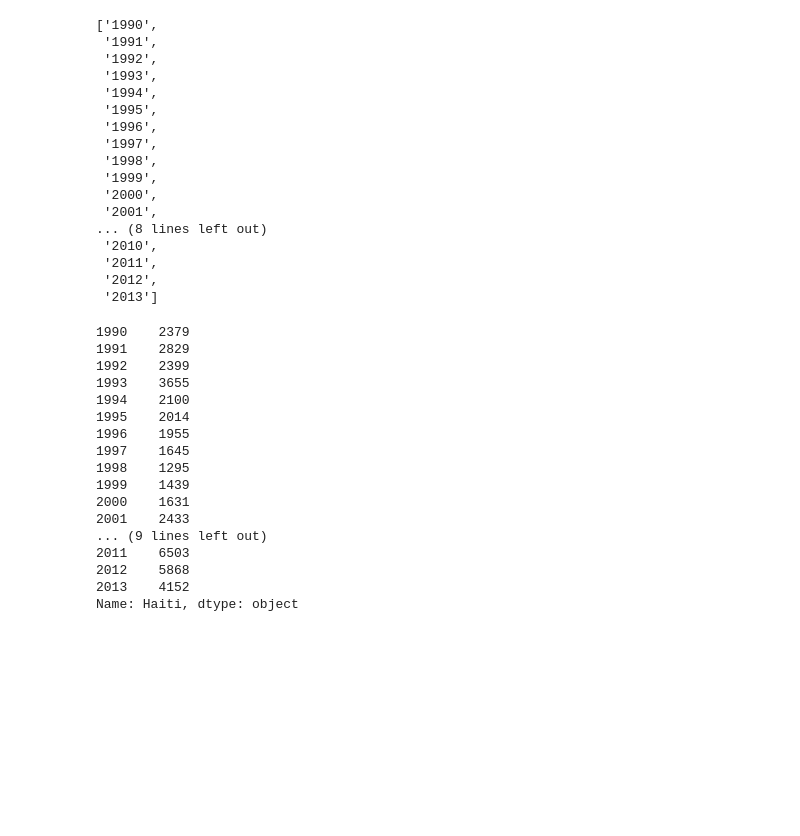
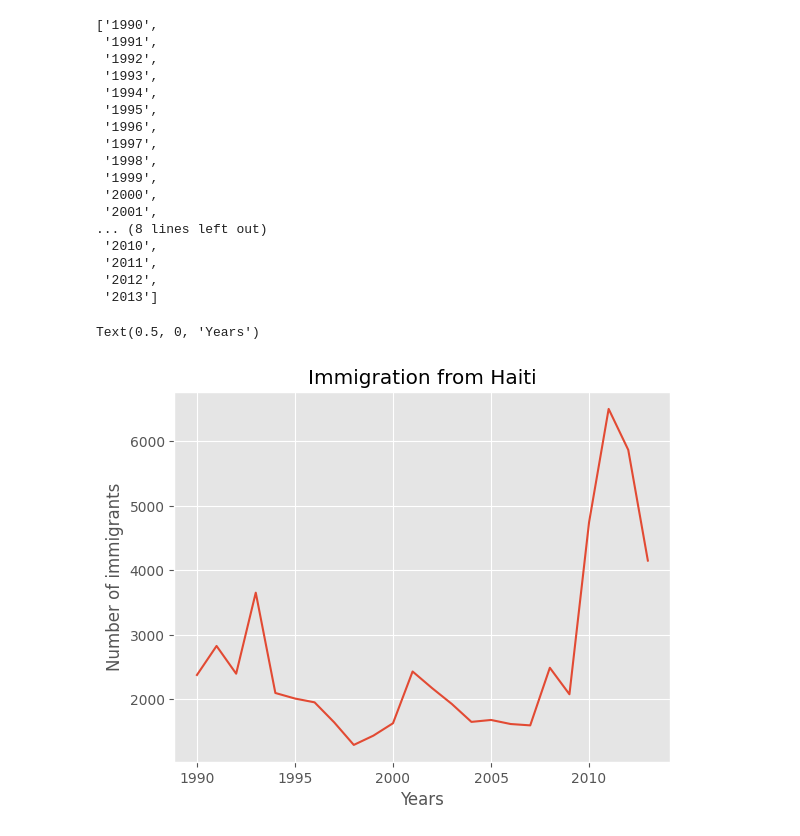
Before and after one commit to jorgemaciel/ibm-data-analyst-professional, a Jupyter notebook: Data Visualization with Python/imigracao_canada.ipynb, the cells around one changed output. Saved outputs shown, nothing was run; the diff lists cells and outputs as text; code cells hidden in the pictures; blank space fills up the shorter version.

```diff
--- a/Data Visualization with Python/imigracao_canada.ipynb
+++ b/Data Visualization with Python/imigracao_canada.ipynb
@@ -406,22 +406,10 @@ years
 # %%
 haiti = df.loc['Haiti', years]
 # %%
-haiti
+haiti.plot(kind='line')
+plt.title('Immigration from Haiti')
+plt.ylabel('Number of immigrants')
+plt.xlabel('Years')
 # %% [output]
-1990    2379
-1991    2829
-1992    2399
-1993    3655
-1994    2100
-1995    2014
-1996    1955
-1997    1645
-1998    1295
-1999    1439
-2000    1631
-2001    2433
-... (9 lines left out)
-2011    6503
-2012    5868
-2013    4152
-Name: Haiti, dtype: object
+Text(0.5, 0, 'Years')
+[figure, added]
```
Also changed, not shown: parts of 29 cells of this notebook.
